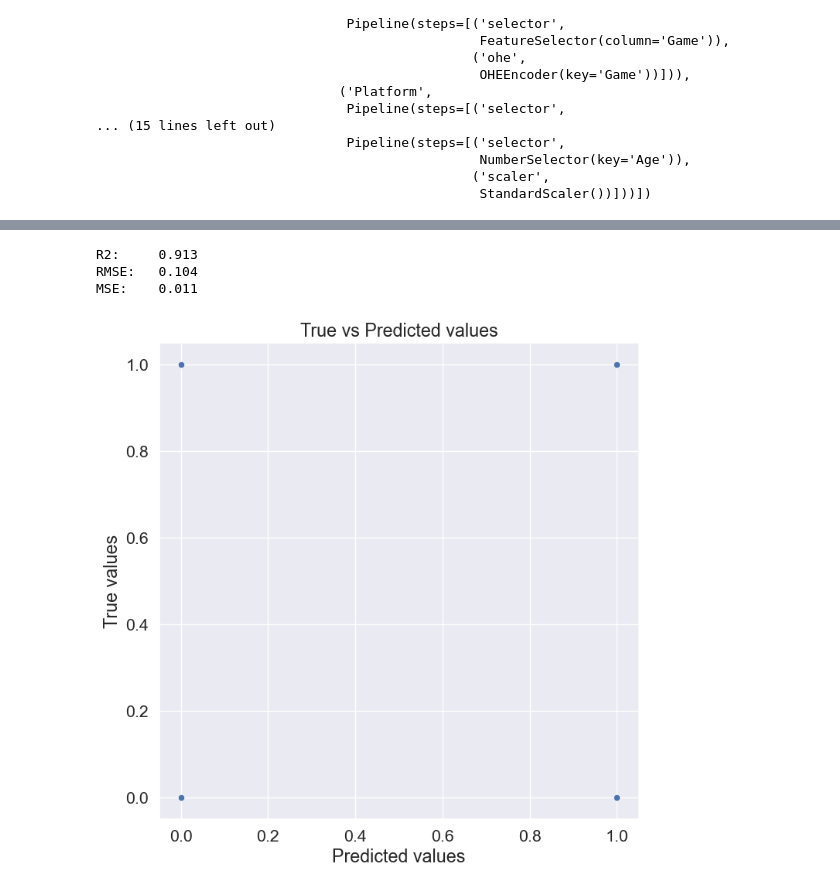
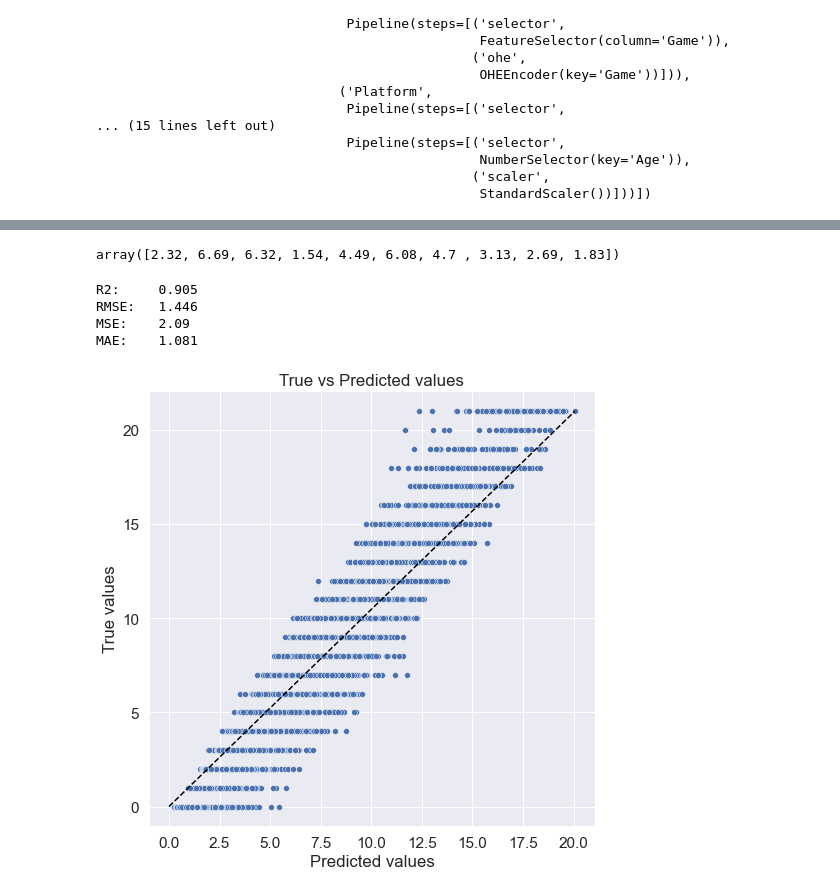
Before and after one commit to Anbionchik/Git_brain_lessons, a Jupyter notebook: Final_project/Final work book.ipynb, the cells around one changed output, grey strips where cells are left out. Cells and saved outputs as stored; diff of their text form; code cells hidden in the pictures.

```diff
--- a/Final_project/Final work book.ipynb
+++ b/Final_project/Final work book.ipynb
@@ -345,7 +441,7 @@ df.drop(columns=['earnings', 'whyplay', 'League', 'Playstyle'], inplace=True)
 df.drop(columns=['Birthplace', 'Residence'], inplace=True)
 # %%
 #разделим данные на train/test
-X_train, X_test, y_train, y_test = train_test_split(df.drop(columns=['target']), df['target'], random_state=0)
+X_train, X_test, y_train, y_test = train_test_split(df.drop(columns=['GAD_T']), df['GAD_T'], random_state=0)
 # %%
 X_train
 # %% [output]
@@ -427,4 +523,4 @@ memory usage: 267.5 KB
 # %%
 continuous_columns = ["Hours", "streams", 'Narcissism', 'Age']
-cat_columns = ['GADE', 'Game', 'Platform', 'Gender', 'Work', 'Degree']
+cat_columns = ['GADE', 'Game', 'Platform', 'Gender', 'Work', 'Degree', 'earnings', 'whyplay', 'League', 'Playstyle']
 final_transformers = list()
@@ -448,7 +548,7 @@ feats = FeatureUnion(final_transformers)
 
 pipeline = Pipeline([
     ('features', feats),
-    ('classifier', RandomForestClassifier(random_state=42)),
+    ('classifier', RandomForestRegressor(random_state=42)),
 ])
 # %%
 feats
@@ -494,16 +594,23 @@ Pipeline(steps=[('features',
+# %%
+#наши прогнозы для тестовой выборки
+preds = pipeline.predict(X_test)
+preds[:10]
+# %% [output]
+array([2.32, 6.69, 6.32, 1.54, 4.49, 6.08, 4.7 , 3.13, 2.69, 1.83])
 # %%
 def evaluate_preds(true_values, pred_values, save=False):
     """Оценка качества модели и график preds vs true"""
 
     print("R2:\t" + str(round(r2(true_values, pred_values), 3)) + "\n" +
           "RMSE:\t" + str(round(np.sqrt(mse(true_values, pred_values)), 3)) + "\n" +
-          "MSE:\t" + str(round(mse(true_values, pred_values), 3))
+          "MSE:\t" + str(round(mse(true_values, pred_values), 3)) + "\n" +
+          "MAE:\t" + str(round(mae(true_values, pred_values), 3))
          )
 
     plt.figure(figsize=(8,8))
 
     sns.scatterplot(x=pred_values, y=true_values)
-#     plt.plot([0, 700000], [0, 700000], linestyle='--', color='black')  # диагональ, где true_values = pred_values
+    plt.plot([0, pred_values.max()], [0, true_values.max()], linestyle='--', color='black')  # диагональ, где true_values = pred_values
 
     plt.xlabel('Predicted values')
     plt.ylabel('True values')
@@ -513,10 +620,12 @@ def evaluate_preds(true_values, pred_values, save=False):
         plt.savefig(REPORTS_FILE_PATH + 'report.png')
     plt.show()
 # %%
+REPORTS_FILE_PATH = ''
 y_train_preds = pipeline.predict(X_train)
-evaluate_preds(y_train, y_train_preds)
+evaluate_preds(y_train, y_train_preds, save=True)
 # %% [output]
-R2:     0.913
-RMSE:   0.104
-MSE:    0.011
+R2:     0.905
+RMSE:   1.446
+MSE:    2.09
+MAE:    1.081
-[figure, old version]
+[figure, new version]
```
Also changed, not shown: parts of 51 cells of this notebook, 6 other files.
